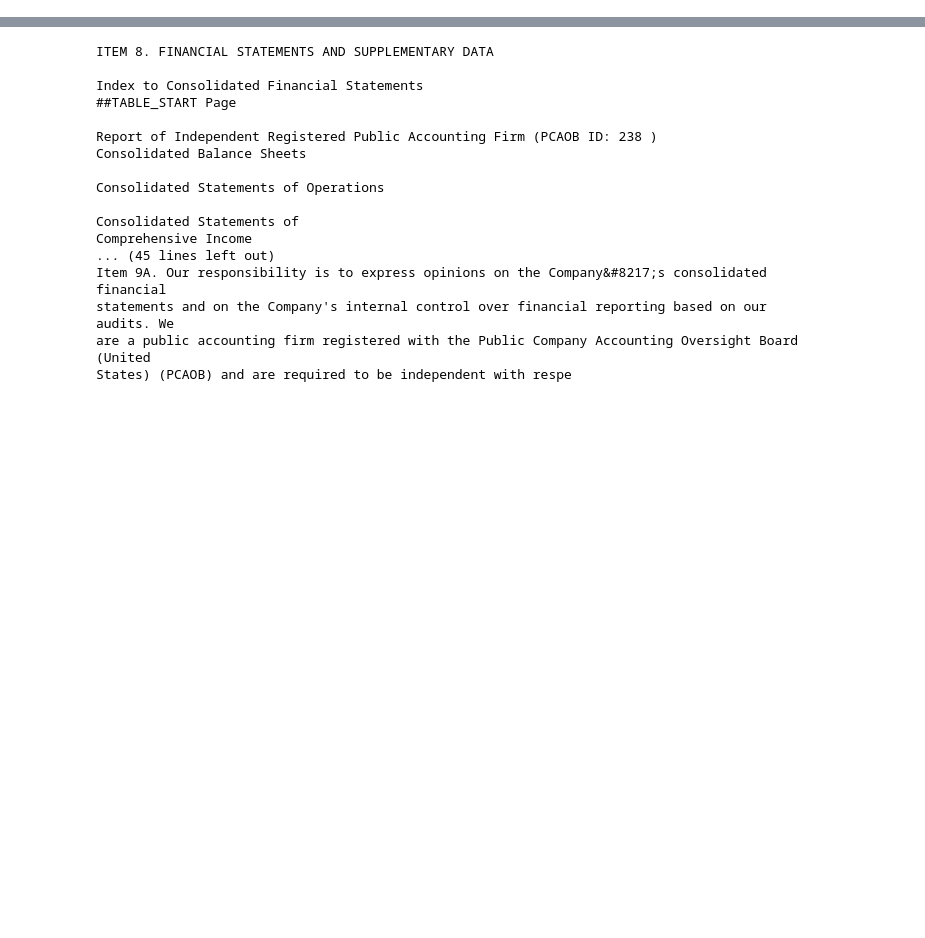
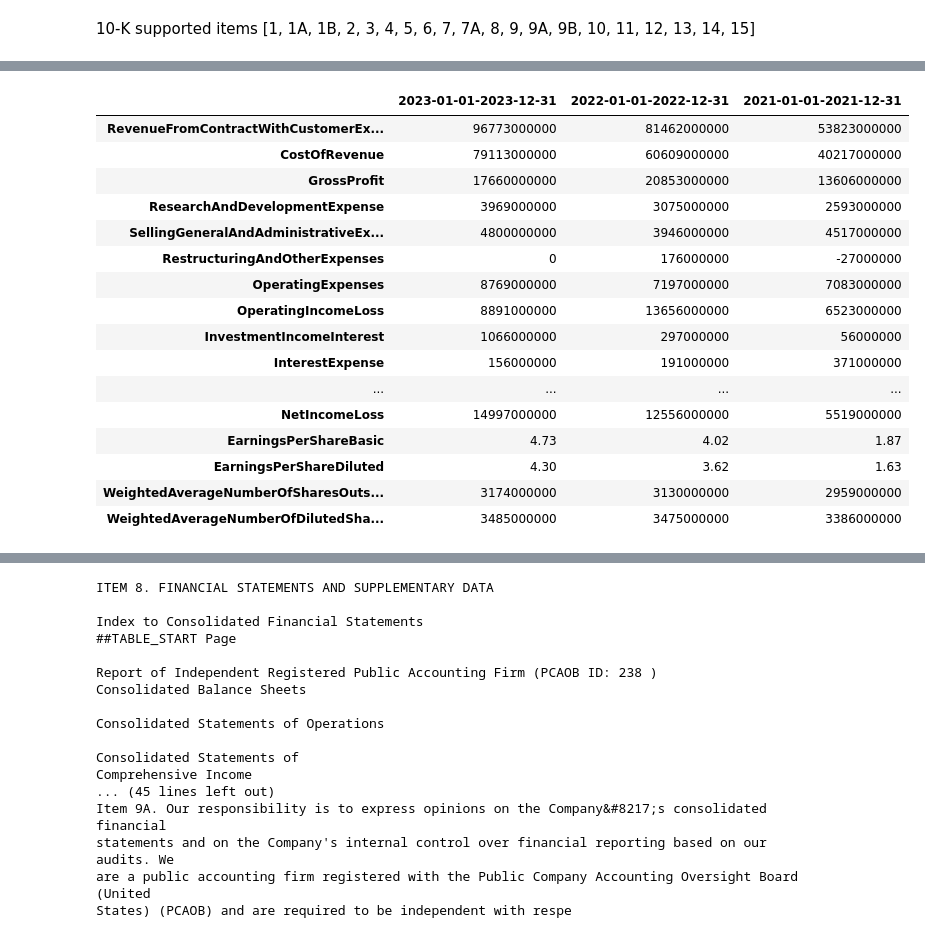
Before and after one commit to Ayonator77/GPT-SEC, a Jupyter notebook: SEC_DATA.ipynb, the cells around one changed output, grey strips where cells are left out. Drawn from its saved outputs; the diff is of its cells as text; code cells hidden in the pictures; blank space fills up the shorter version.

Commit message:
added income statement dataframe

```diff
--- a/SEC_DATA.ipynb
+++ b/SEC_DATA.ipynb
@@ -30,6 +31,8 @@ class SEC_QUERY:
         response = queryAPI.get_filings(self.query)
         return json.dumps(response["filings"][index], indent=2)
 
+    def get_filing(self):
+        return queryAPI.get_filings(self.query)
 
     def extract(self, index:int):
         query_str = self.get_response(index)
@@ -43,15 +46,15 @@ class SEC_QUERY:
         response = requests.get(final_url)
 
         final_json = json.loads(response.text)
-        return final_json, filing_url
+        return final_json, filing_url, q_dict
+# %% [markdown]
+10-K supported items [1, 1A, 1B, 2, 3, 4, 5, 6, 7, 7A, 8, 9, 9A, 9B, 10, 11, 12, 13, 14, 15]
 # %%
 query1 = SEC_QUERY("10-K", "TSLA", "10")
-#print(query1.get_response(0))
-init_query, f_url = query1.extract(0)
+init_query, f_url, query_response = query1.extract(0)
 
-# 10-K supported items [1, 1A, 1B, 2, 3, 4, 5, 6, 7, 7A, 8, 9, 9A, 9B, 10, 11, 12, 13, 14, 15]
-section_text = extractorApi.get_section(f_url, "8", "text")
-section_html = extractorApi.get_section(f_url, "8", 'html')
+#section_text = extractorApi.get_section(f_url, "8", "text")
+#section_html = extractorApi.get_section(f_url, "8", 'html')
 # %%
 csv = init_query['StatementsOfIncome']
 columns = list(csv.keys())
@@ -71,3 +73,41 @@ df_income
 | 0 | 78509000000 | 65121000000 | 17660000000 | 3969000000 | 4800000000 | ... |
 | 1 | 67210000000 | 49599000000 | 20853000000 | 3075000000 | 3946000000 | ... |
 | 2 | 44125000000 | 32415000000 | 13606000000 | 2593000000 | 4517000000 | ... |
+# %%
+def get_statement_of_income(final_json):
+    income_statement_store = {}
+
+    for usGAAP in final_json['StatementsOfIncome']:
+        values = []
+        indicies = []
+
+        for fact in final_json['StatementsOfIncome'][usGAAP]:
+            if 'segment' not in fact:
+                index = fact['period']['startDate'] +'-'+fact['period']['endDate']
+                if index not in indicies:
+                    values.append(fact['value'])
+                    indicies.append(index)
+
+        income_statement_store[usGAAP] = pd.Series(values, index=indicies)
+    income_statement = pd.DataFrame(income_statement_store)
+    return income_statement.T
+# %%
+get_statement_of_income(init_query)
+# %% [output]
+|  | 2023-01-01-2023-12-31 | 2022-01-01-2022-12-31 | 2021-01-01-2021-12-31 |
+| RevenueFromContractWithCustomerEx... | 96773000000 | 81462000000 | 53823000000 |
+| CostOfRevenue | 79113000000 | 60609000000 | 40217000000 |
+| GrossProfit | 17660000000 | 20853000000 | 13606000000 |
+| ResearchAndDevelopmentExpense | 3969000000 | 3075000000 | 2593000000 |
+| SellingGeneralAndAdministrativeEx... | 4800000000 | 3946000000 | 4517000000 |
+| RestructuringAndOtherExpenses | 0 | 176000000 | -27000000 |
+| OperatingExpenses | 8769000000 | 7197000000 | 7083000000 |
+| OperatingIncomeLoss | 8891000000 | 13656000000 | 6523000000 |
+| InvestmentIncomeInterest | 1066000000 | 297000000 | 56000000 |
+| InterestExpense | 156000000 | 191000000 | 371000000 |
+| ... | ... | ... | ... |
+| NetIncomeLoss | 14997000000 | 12556000000 | 5519000000 |
+| EarningsPerShareBasic | 4.73 | 4.02 | 1.87 |
+| EarningsPerShareDiluted | 4.30 | 3.62 | 1.63 |
+| WeightedAverageNumberOfSharesOuts... | 3174000000 | 3130000000 | 2959000000 |
+| WeightedAverageNumberOfDilutedSha... | 3485000000 | 3475000000 | 3386000000 |
```
Also changed, not shown: parts of 8 cells of this notebook.
